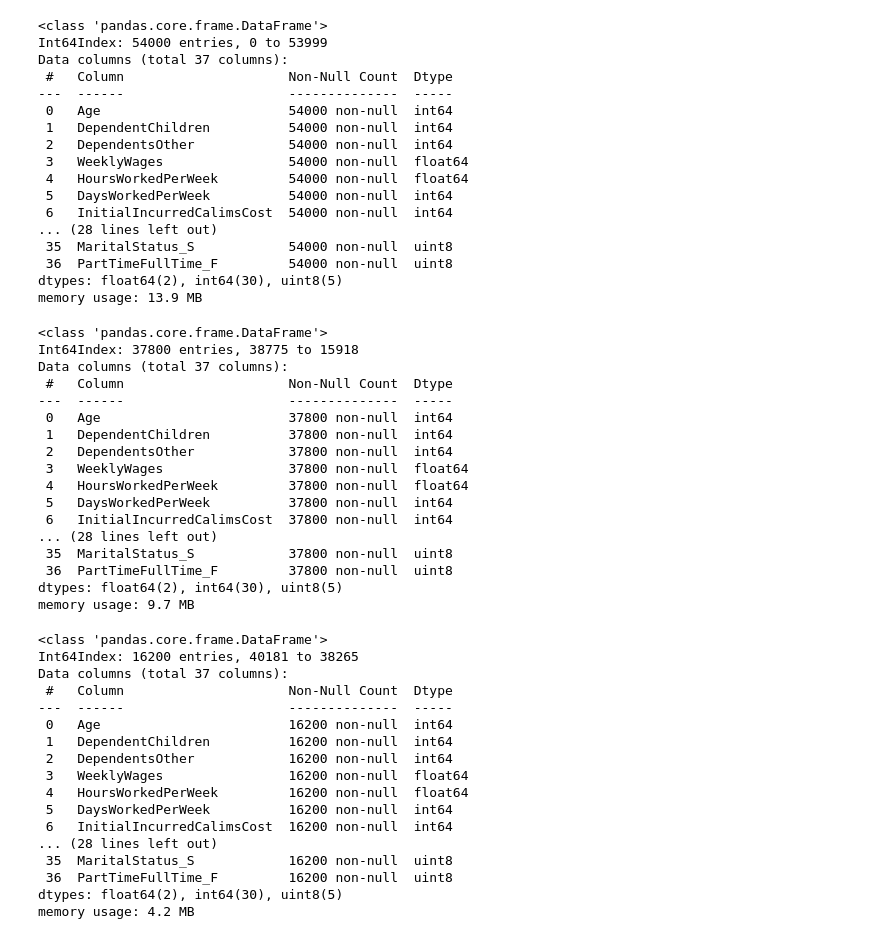
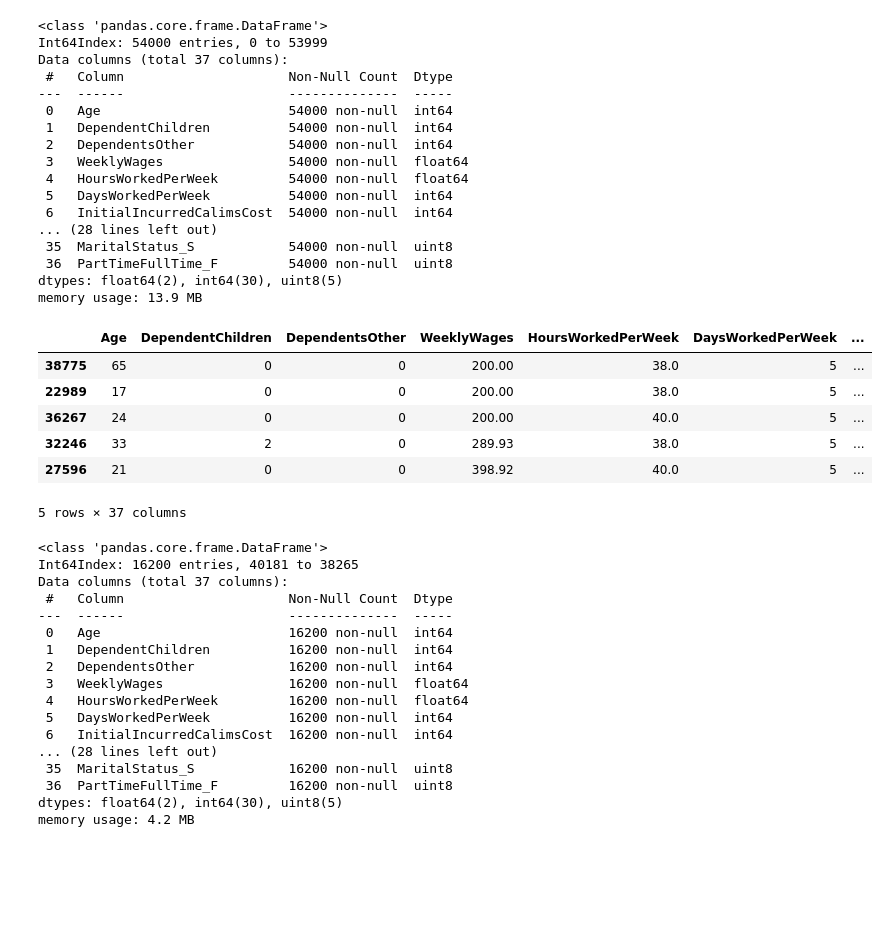
Before and after one commit to Ken-Alviola/CSC510, a Jupyter notebook: Portfolio Project/test.ipynb, the cells around one changed output. Drawn from its saved outputs; the diff is of its cells as text; code cells hidden in the pictures; blank space fills up the shorter version.

Commit message:
cleaning code for readability

```diff
--- a/Portfolio Project/test.ipynb
+++ b/Portfolio Project/test.ipynb
@@ -658,13 +272,15 @@ plt.show()
 # %%
 #Creating new features based on claim descr
 
-cd_features=['foreign bodi','lacer','tissu injuri','strain','lower back','knee','wrist','eye','hand','fractur','sprain','knife','slip','finger','tendon','synov','conjunct']
+cd_features = ['foreign bodi','lacer','tissu injuri','strain','lower back',
+               'knee','wrist','eye','hand','fractur','sprain','knife','slip',
+               'finger','tendon','synov','conjunct']
 
 for feature in cd_features:
-    df_all['CD_'+'_'.join(feature.split())]=df_all['ClaimDescriptionClean'].apply(lambda x:1 if feature in x else 0)
+    df_all['CD_'+'_'.join(feature.split())] = df_all['ClaimDescriptionClean'].apply(lambda x:1 if feature in x else 0)
 
 #Creating Features based on Claim description col.
-cd_features=['CD_'+'_'.join(feature.split()) for feature in cd_features]
+cd_features = ['CD_'+'_'.join(feature.split()) for feature in cd_features]
 # %%
 df_all.head()
 # %% [output]
@@ -824,8 +430,7 @@ plt.show()
 # %% [output]
 [figure]
 # %%
-
-
 #Capping Outliers
-df_all.loc[df_all['InitialIncurredCalimsCost']>=df_all['InitialIncurredCalimsCost'].quantile(.95),'InitialIncurredCalimsCost']=df_all['InitialIncurredCalimsCost'].quantile(.95)
+df_all.loc[df_all['InitialIncurredCalimsCost'] >= df_all['InitialIncurredCalimsCost'].quantile(.95),
+           'InitialIncurredCalimsCost'] = df_all['InitialIncurredCalimsCost'].quantile(.95)
 # %%
@@ -958,24 +544,14 @@ memory usage: 13.9 MB
 X_train,X_test,y_train,y_test=train_test_split(X,Y,train_size=0.7)
 # %%
-X_train.info()
+X_train.head()
 # %% [output]
+|  | Age | DependentChildren | DependentsOther | WeeklyWages | HoursWorkedPerWeek | DaysWorkedPerWeek | ... |
+| 38775 | 65 | 0 | 0 | 200.00 | 38.0 | 5 | ... |
+| 22989 | 17 | 0 | 0 | 200.00 | 38.0 | 5 | ... |
+| 36267 | 24 | 0 | 0 | 200.00 | 40.0 | 5 | ... |
+| 32246 | 33 | 2 | 0 | 289.93 | 38.0 | 5 | ... |
+| 27596 | 21 | 0 | 0 | 398.92 | 40.0 | 5 | ... |
-<class 'pandas.core.frame.DataFrame'>
-Int64Index: 37800 entries, 38775 to 15918
-Data columns (total 37 columns):
- #   Column                     Non-Null Count  Dtype
----  ------                     --------------  -----
- 0   Age                        37800 non-null  int64
- 1   DependentChildren          37800 non-null  int64
- 2   DependentsOther            37800 non-null  int64
- 3   WeeklyWages                37800 non-null  float64
- 4   HoursWorkedPerWeek         37800 non-null  float64
- 5   DaysWorkedPerWeek          37800 non-null  int64
- 6   InitialIncurredCalimsCost  37800 non-null  int64
-... (28 lines left out)
- 35  MaritalStatus_S            37800 non-null  uint8
- 36  PartTimeFullTime_F         37800 non-null  uint8
-dtypes: float64(2), int64(30), uint8(5)
-memory usage: 9.7 MB
+5 rows × 37 columns
 # %%
 X_test.info()
 # %% [output]
```
Also changed, not shown: parts of 46 cells of this notebook.
